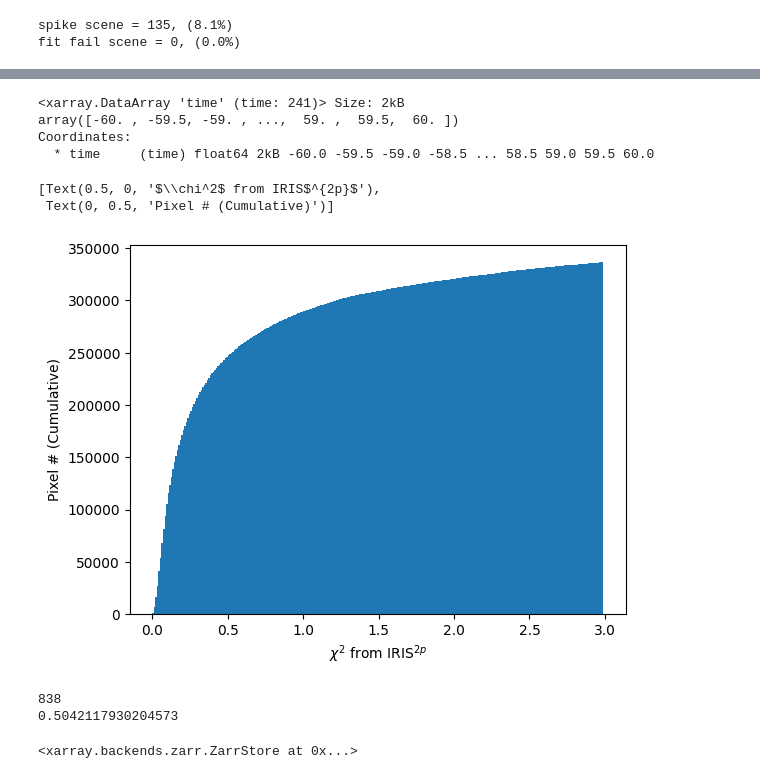
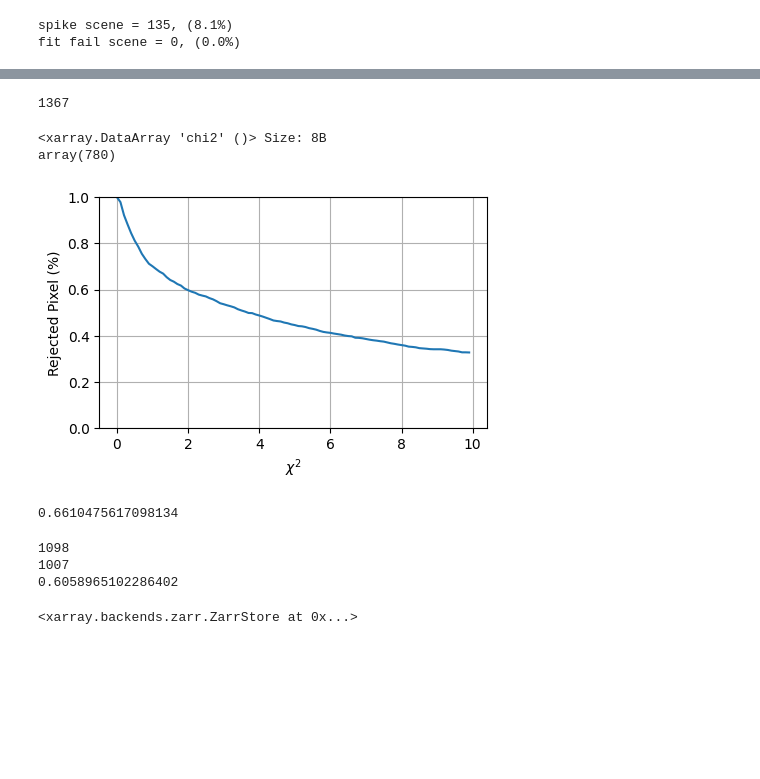
Before and after one commit to chokyuhyoun/IRIS-moss, a Jupyter notebook: iris2plus_new/load_iris2+.ipynb, the cells around one changed output, grey strips where cells are left out. Cells and saved outputs as stored; diff of their text form; code cells hidden in the pictures; blank space fills up the shorter version.

```diff
--- a/iris2plus_new/load_iris2+.ipynb
+++ b/iris2plus_new/load_iris2+.ipynb
@@ -210,7 +211,7 @@ si_cen = 1402.77
 si_th = 6.86/3e5*si_cen/np.sqrt(2)  # Gaussian sigma in Å
 si_inst = 0.026/(2*np.sqrt(2*np.log(2))) # Gaussian sigma in Å
 si_min_wid = np.sqrt(si_th**2 + si_inst**2) # Gaussian sigma in Å
-if True:
+if False:
     for i, uniq_sg_file in enumerate(uniq_sg_files):
         iris_file = fits.open(uniq_sg_file, memmap=True, do_not_scale_image_data=True)
         time_sec = get_time_sec(iris_file)
@@ -349,7 +335,7 @@ lc = np.array([1334.53, 1335.71, 2785.46, 2791.60, 2793.22,
 lhw = np.array([0.25, 0.25, 0.1, 0.25, 0.1,
                 0.7, 0.25, 0.7, 0.1, 0.1,
                 0.1, 0.05])
-if True:
+if False:
     for i, iris2p_file in enumerate(iris2p_files):
         print(str(i)+'/'+str(len(iris2p_files))+'  '+iris2p_file)
         data0 = joblib.load(iris2p_file, mmap_mode='r')
@@ -524,27 +477,38 @@ Coordinates:
-# %%
-iris2plus_moss.time
-# %% [output]
-<xarray.DataArray 'time' (time: 241)> Size: 2kB
-array([-60. , -59.5, -59. , ...,  59. ,  59.5,  60. ])
-Coordinates:
-  * time     (time) float64 2kB -60.0 -59.5 -59.0 -58.5 ... 58.5 59.0 59.5 60.0
-# %%
-_ = plt.hist(iris2plus_moss.chi2.data.flatten(), bins=np.arange(0, 3, 0.01),
-             cumulative=True)
-plt.gca().set(xlabel='$\chi^2$ from IRIS$^{2p}$',
-              ylabel='Pixel # (Cumulative)')
-# %% [output]
-[Text(0.5, 0, '$\\chi^2$ from IRIS$^{2p}$'),
- Text(0, 0.5, 'Pixel # (Cumulative)')]
-[figure, removed]
+# %%
+moss_no-294
+# %% [output]
+1367
+# %%
+chi2 = 0.3
+np.sum((iris2plus_moss.chi2 < chi2).sum(dim='time') == 0)
+# %% [output]
+<xarray.DataArray 'chi2' ()> Size: 8B
+array(780)
+# %%
+poss = []
+for chi2 in np.arange(0, 10, 0.1):
+    poss.append(np.sum((iris2plus_moss.chi2 > chi2).sum(dim='time') == 0))
+# %%
+plt.plot(np.arange(0, 10, 0.1), 1-np.array(poss)/1661)
+plt.gca().set(xlabel=r'$\chi^2$', ylabel='Rejected Pixel (%)', ylim=[0, 1])
+plt.grid()
+plt.gcf().set_size_inches(5, 3)
+# %% [output]
+[figure, added]
+# %%
+1098/1661
+# %% [output]
+0.6610475617098134
 # %%
-chi2_thres = 3.
+chi2_thres = 10.
 good_data = (iris2plus_moss.chi2 < chi2_thres).all(dim=['time'])*(~np.array(spikes_scene))*(~np.array(fit_fail))
+print(np.sum((iris2plus_moss.chi2 < chi2_thres).all(dim=['time'])).values)
 print(np.sum(good_data).item())
 print(np.sum(good_data).item()/iris2plus_moss.sizes['moss_no'])
 # %% [output]
-838
-0.5042117930204573
+1098
+1007
+0.6058965102286402
 # %%
 good_iris2p_moss = iris2plus_moss.sel(moss_no=good_data).copy(deep=True)
 good_iris2p_moss.attrs = {'chi2_thres':chi2_thres, 'good_precent':np.sum(good_data).item()/iris2plus_moss.sizes['moss_no']}
```
Also changed, not shown: parts of 9 cells of this notebook, 2 other files.
